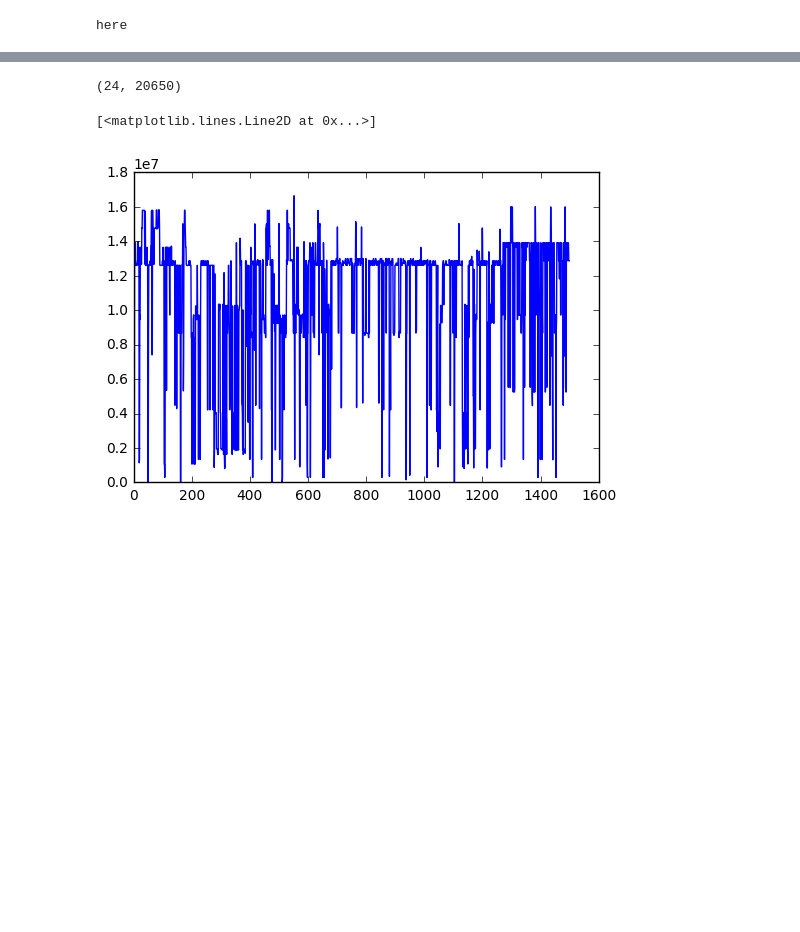
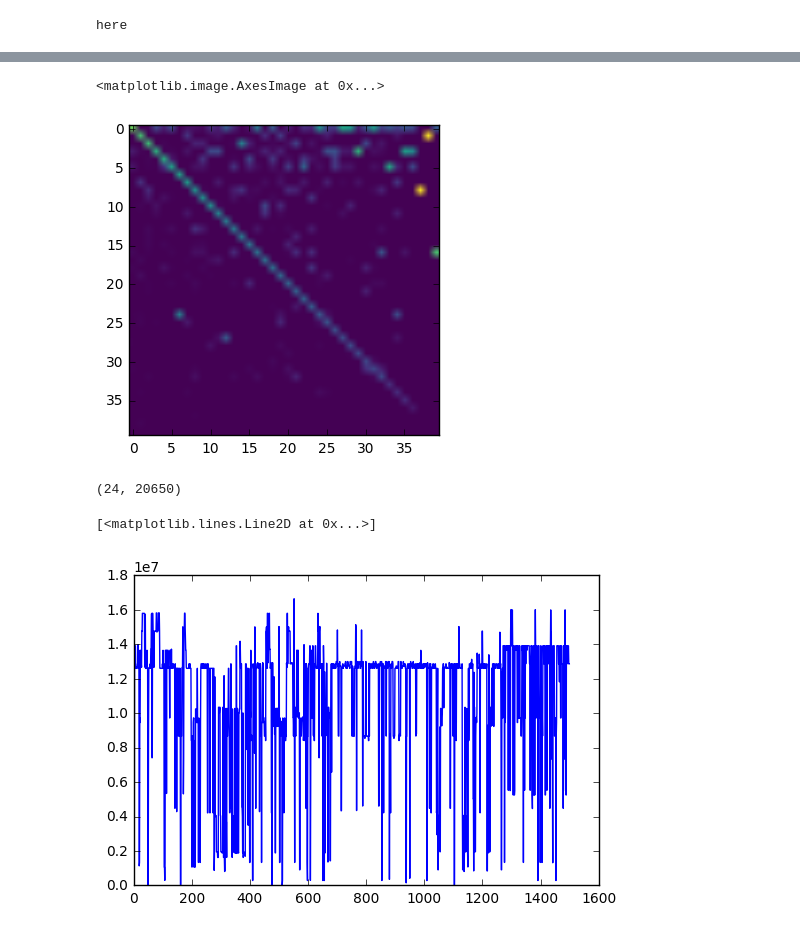
Before and after one commit to psilentp/janelia_vnc_poster, a Jupyter notebook: 01_make_poster.ipynb, the cells around one changed output, grey strips where cells are left out. Drawn from its saved outputs; the diff is of its cells as text; code cells hidden in the pictures; blank space fills up the shorter version.

```diff
--- a/01_make_poster.ipynb
+++ b/01_make_poster.ipynb
@@ -508,0 +72,5 @@ layout.save('poster.svg')
+# %%
+plt.imshow(transition_mtrx,cmap = plt.cm.viridis)
+# %% [output]
+<matplotlib.image.AxesImage at 0x...>
+[figure, added]
```
Also changed, not shown: parts of 9 cells of this notebook, 6 other files.
